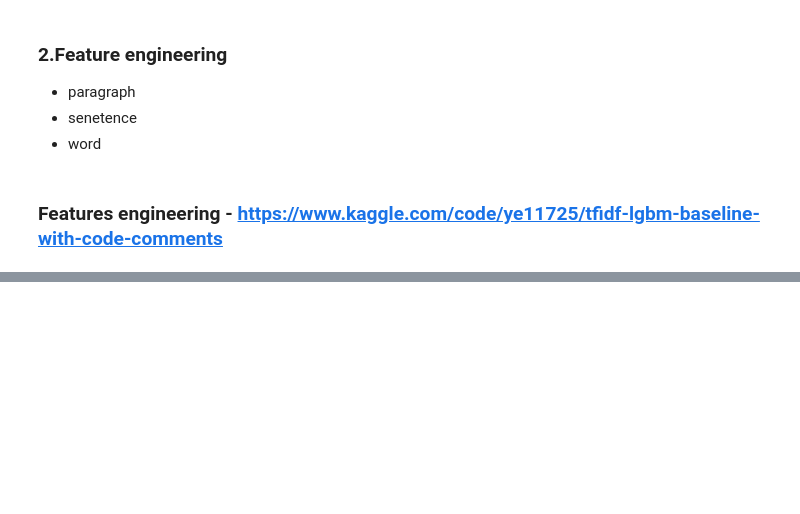
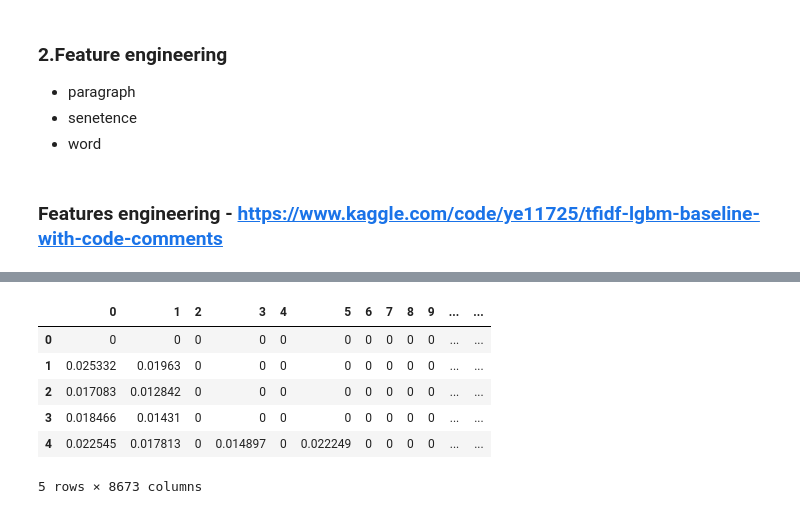
Before and after one commit to tarekyehya/automated-essay-scoring, a Jupyter notebook: notebooks/04_only-features-from-features-engineering.ipynb, the cells around one changed output, grey strips where cells are left out. Cells and saved outputs as stored; diff of their text form; code cells hidden in the pictures; blank space fills up the shorter version.

```diff
--- a/notebooks/04_only-features-from-features-engineering.ipynb
+++ b/notebooks/04_only-features-from-features-engineering.ipynb
@@ -260,6 +276,3 @@ vectorizer = TfidfVectorizer(
 vectorizar_trans = ColumnTransformer(
     [("vectorizer",vectorizer,'full_text')],
     remainder = 'passthrough')
-# %%
-features = vectorizar_trans.fit_transform(train_feats.drop(['essay_id','score'], axis = 1))
-features
@@ -278,2 +279,15 @@ features_df['essay_id'] = train_feats['essay_id']
+# %%
+features = vectorizar_trans.fit_transform(train[['full_text']].to_pandas())
+features_df = pd.DataFrame.sparse.from_spmatrix(features)
+features_df['essay_id'] = train['essay_id']
+features_df.head()
+# %% [output]
+|  | 0 | 1 | 2 | 3 | 4 | 5 | 6 | 7 | 8 | 9 | ... | ... |
+| 0 | 0 | 0 | 0 | 0 | 0 | 0 | 0 | 0 | 0 | 0 | ... | ... |
+| 1 | 0.025332 | 0.01963 | 0 | 0 | 0 | 0 | 0 | 0 | 0 | 0 | ... | ... |
+| 2 | 0.017083 | 0.012842 | 0 | 0 | 0 | 0 | 0 | 0 | 0 | 0 | ... | ... |
+| 3 | 0.018466 | 0.01431 | 0 | 0 | 0 | 0 | 0 | 0 | 0 | 0 | ... | ... |
+| 4 | 0.022545 | 0.017813 | 0 | 0.014897 | 0 | 0.022249 | 0 | 0 | 0 | 0 | ... | ... |
+5 rows × 8673 columns
 # %%
 features_df.head(3)
```
Also changed, not shown: parts of 13 cells of this notebook.
